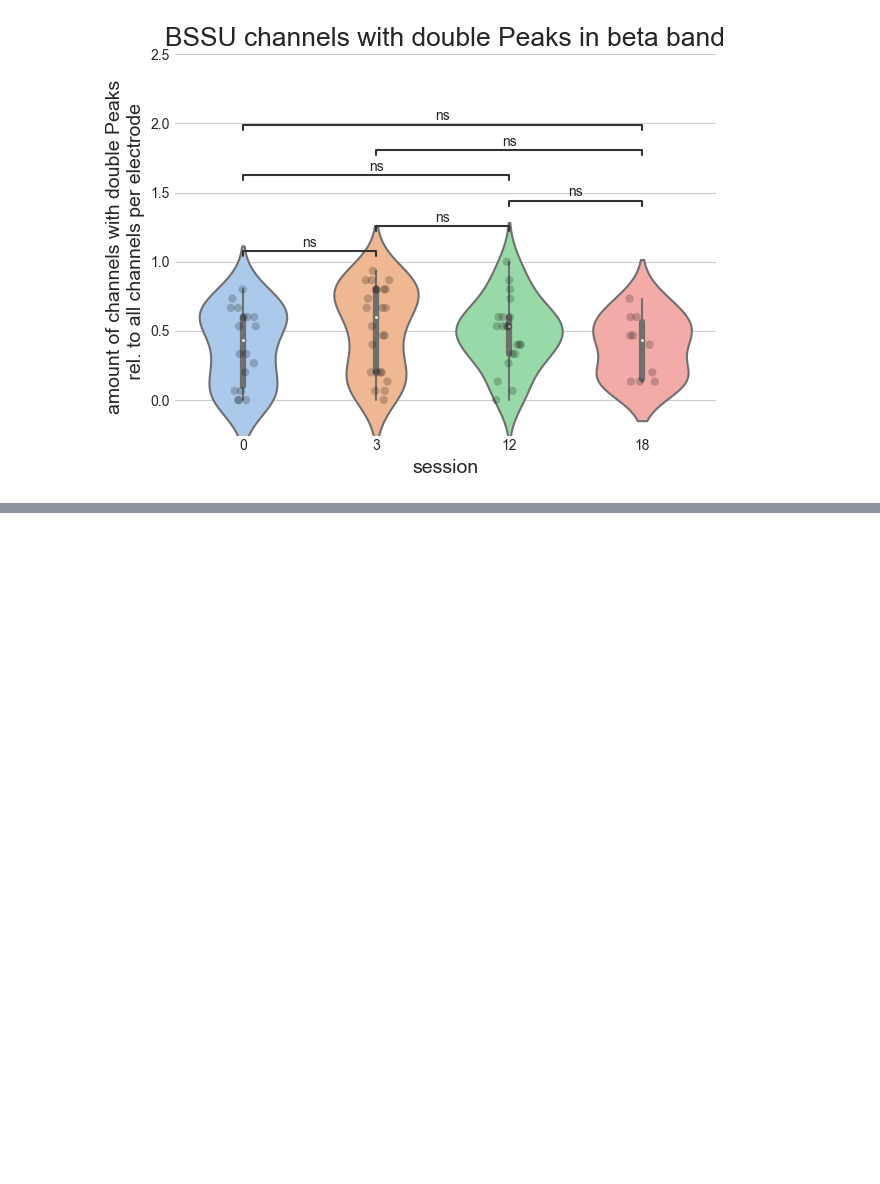
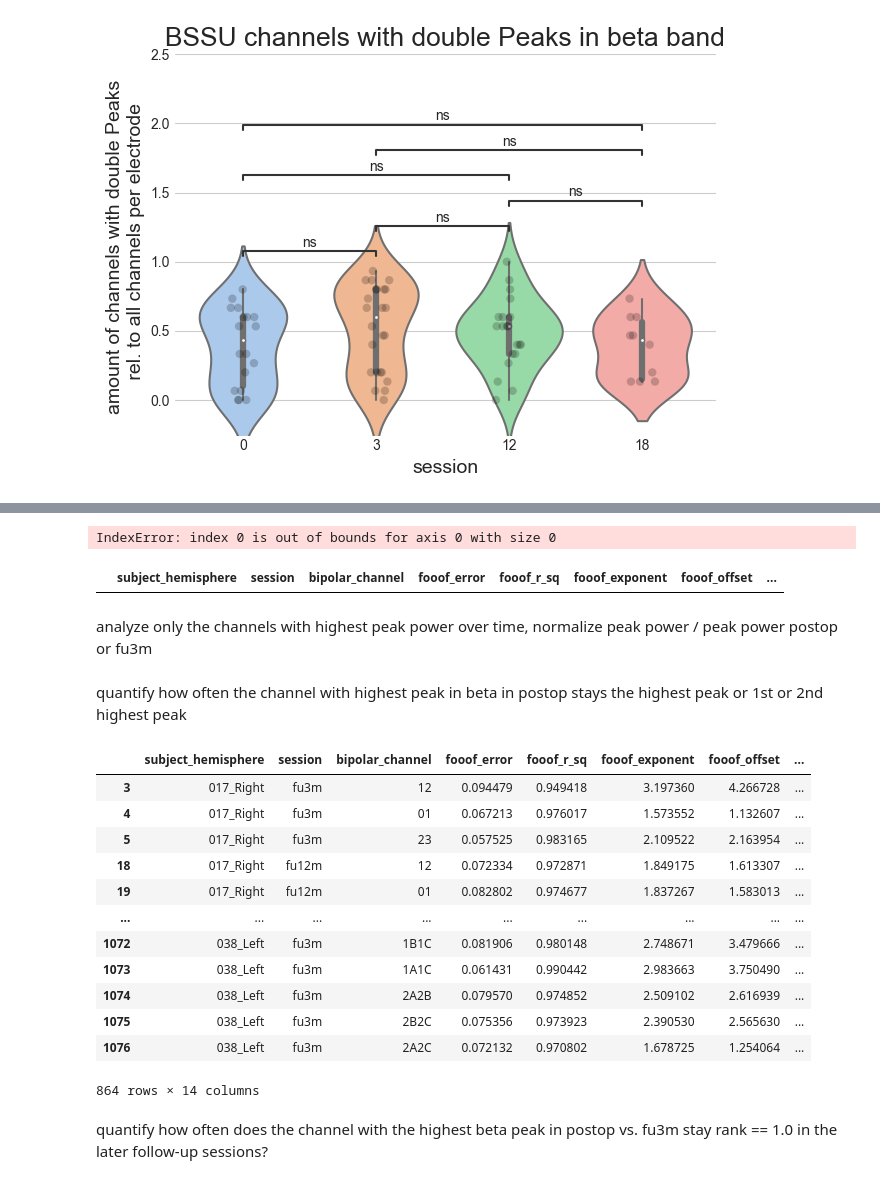
Before and after one commit to JKBehnke/BetaSenSightLongterm, a Jupyter notebook: notebooks/fooof_playground.ipynb, the cells around one changed output, grey strips where cells are left out. Drawn from its saved outputs; the diff is of its cells as text; code cells hidden in the pictures; blank space fills up the shorter version.

```diff
--- a/notebooks/fooof_playground.ipynb
+++ b/notebooks/fooof_playground.ipynb
@@ -1307,0 +1357,53 @@ p-value annotation legend:
+# %%
+# from all channel groups, get highest beta peak from postop per STN
+
+stn_unique = list(fooof_group_result.subject_hemisphere.unique())
+sessions = ["postop", "fu3m", "fu12m", "fu18m"]
+channel_groups = ["ring", "segm_inter", "segm_intra"]
+
+
+for stn in stn_unique:
+
+    stn_dataframe = fooof_group_result_copy.loc[fooof_group_result_copy.subject_hemisphere == stn]
+
+    for group in channel_groups:
+
+        if group == "ring":
+            channel_list = ["01", "12", "23"]
+
+        elif group == "segm_inter":
+            channel_list = ["1A2A", "1B2B", "1C2C"]
+
+        elif group == "segm_intra":
+            channel_list = ["1A1B", "1A1C", "1B1C", "2A2B", "2A2C", "2B2C"]
+
+        # get only the channels within a channel group
+        stn_group_dataframe = stn_dataframe.loc[stn_dataframe["bipolar_channel"].isin(channel_list)]
+
+        # select only postop or fu3m rows
+        stn_group_postop_df = stn_group_dataframe.loc[stn_group_dataframe.session == "postop"]
+        stn_group_fu3m_df = stn_group_dataframe.loc[stn_group_dataframe.session == "fu3m"]
+
+        # rank the beta peak power values for postop
+        rank_postop = stn_group_postop_df.beta_peak_power.rank(ascending=False) # highest rank = 1.0
+        stn_group_postop_df_copy = stn_group_postop_df.copy()
+        stn_group_postop_df_copy["rank_beta_power_postop"] = rank_postop
+
+        # select the channel with rank == 1.0 in postop
+        rank1_postop_channel_row = stn_group_postop_df_copy.loc[stn_group_postop_df_copy.rank_beta_power_postop == 1.0]
+        # channel name with highest peak
+        rank1_postop_channel = rank1_postop_channel_row.bipolar_channel.values[0]
+        # beta power of highest peak
+        rank1_postop_power = rank1_postop_channel_row.beta_peak_power.values[0]
+
+        # normalize every
+# %% [output]
+IndexError: index 0 is out of bounds for axis 0 with size 0
+# %%
+stn_group_postop_df_copy
+# %% [output]
+|  | subject_hemisphere | session | bipolar_channel | fooof_error | fooof_r_sq | fooof_exponent | fooof_offset | ... |
+# %% [markdown]
+analyze only the channels with highest peak power over time, normalize peak power / peak power postop or fu3m
+# %% [markdown]
+quantify how often the channel with highest peak in beta in postop stays the highest peak or 1st or 2nd highest peak
@@ -1307,0 +1457,18 @@ p-value annotation legend:
+# %%
+rank_beta_power_dataframe
+# %% [output]
+|  | subject_hemisphere | session | bipolar_channel | fooof_error | fooof_r_sq | fooof_exponent | fooof_offset | ... |
+| 3 | 017_Right | fu3m | 12 | 0.094479 | 0.949418 | 3.197360 | 4.266728 | ... |
+| 4 | 017_Right | fu3m | 01 | 0.067213 | 0.976017 | 1.573552 | 1.132607 | ... |
+| 5 | 017_Right | fu3m | 23 | 0.057525 | 0.983165 | 2.109522 | 2.163954 | ... |
+| 18 | 017_Right | fu12m | 12 | 0.072334 | 0.972871 | 1.849175 | 1.613307 | ... |
+| 19 | 017_Right | fu12m | 01 | 0.082802 | 0.974677 | 1.837267 | 1.583013 | ... |
+| ... | ... | ... | ... | ... | ... | ... | ... | ... |
+| 1072 | 038_Left | fu3m | 1B1C | 0.081906 | 0.980148 | 2.748671 | 3.479666 | ... |
+| 1073 | 038_Left | fu3m | 1A1C | 0.061431 | 0.990442 | 2.983663 | 3.750490 | ... |
+| 1074 | 038_Left | fu3m | 2A2B | 0.079570 | 0.974852 | 2.509102 | 2.616939 | ... |
+| 1075 | 038_Left | fu3m | 2B2C | 0.075356 | 0.973923 | 2.390530 | 2.565630 | ... |
+| 1076 | 038_Left | fu3m | 2A2C | 0.072132 | 0.970802 | 1.678725 | 1.254064 | ... |
+864 rows × 14 columns
+# %% [markdown]
+quantify how often does the channel with the highest beta peak in postop vs. fu3m stay rank == 1.0 in the later follow-up sessions?
```
Also changed, not shown: parts of 9 cells of this notebook, 1 other file.
